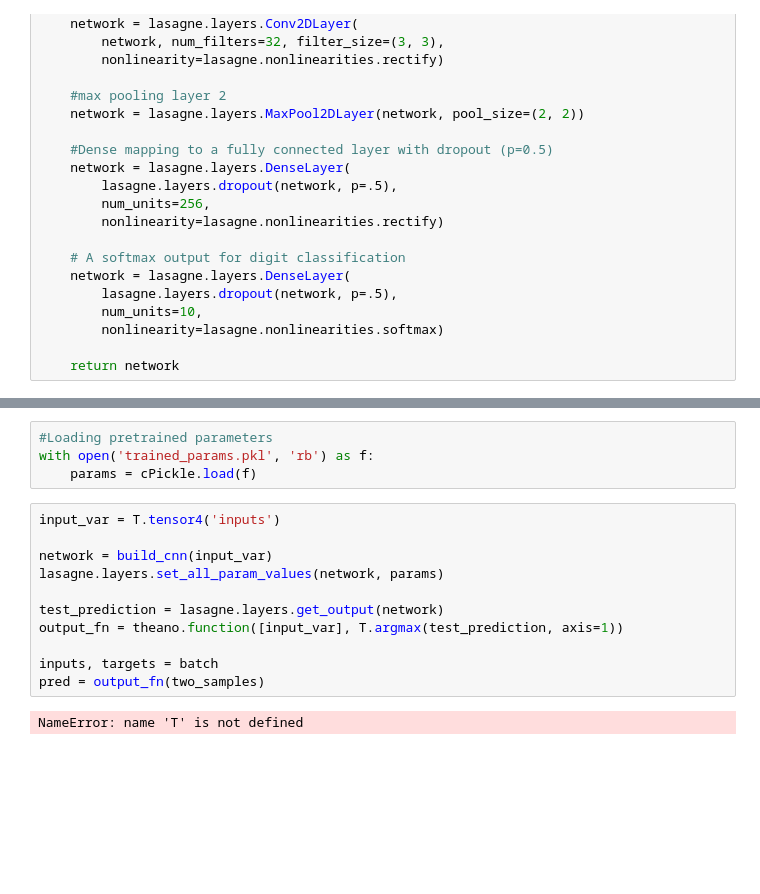
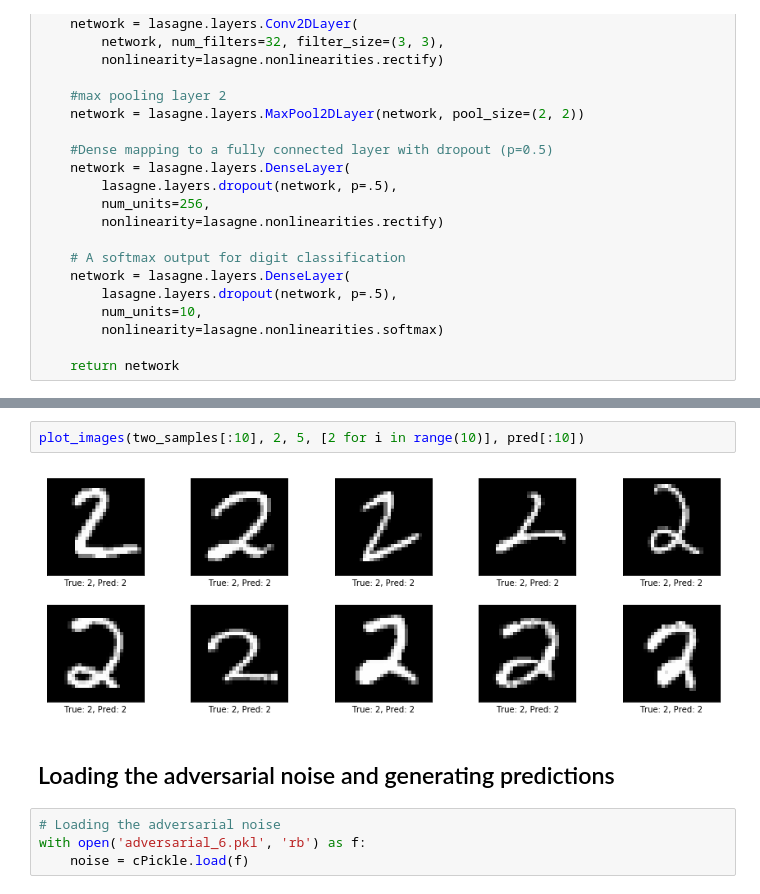
Before and after one commit to sylvesterchiang/adversarial_examples, a Jupyter notebook: 500px Challenge.ipynb, the cells around one changed output, grey strips where cells are left out. Cells and saved outputs as stored; diff of their text form; blank space fills up the shorter version.

```diff
--- a/500px Challenge.ipynb
+++ b/500px Challenge.ipynb
@@ -178,17 +337,10 @@ def plot_images(images, row, col, true_labels=None, false_labels=None):
+# %%
+plot_images(two_samples[:10], 2, 5, [2 for i in range(10)], pred[:10])
+# %% [output]
+[figure, added]
+# %% [markdown]
+## Loading the adversarial noise and generating predictions
 # %%
-#Loading pretrained parameters
-with open('trained_params.pkl', 'rb') as f:
-    params = cPickle.load(f)
+# Loading the adversarial noise
+with open('adversarial_6.pkl', 'rb') as f:
+    noise = cPickle.load(f)
-# %%
-input_var = T.tensor4('inputs')
-
-network = build_cnn(input_var)
-lasagne.layers.set_all_param_values(network, params)
-
-test_prediction = lasagne.layers.get_output(network)
-output_fn = theano.function([input_var], T.argmax(test_prediction, axis=1))
-
-inputs, targets = batch
-pred = output_fn(two_samples)
-# %% [output]
-NameError: name 'T' is not defined
```
Also changed, not shown: parts of 23 cells of this notebook, 1 other file.
